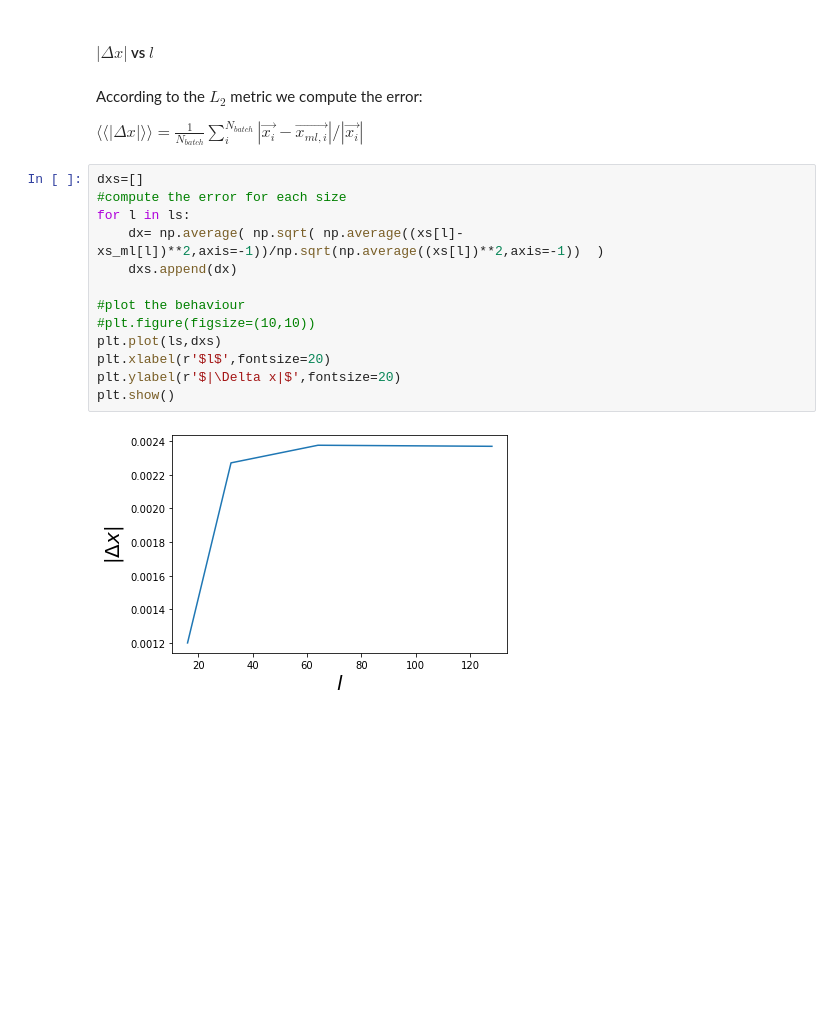
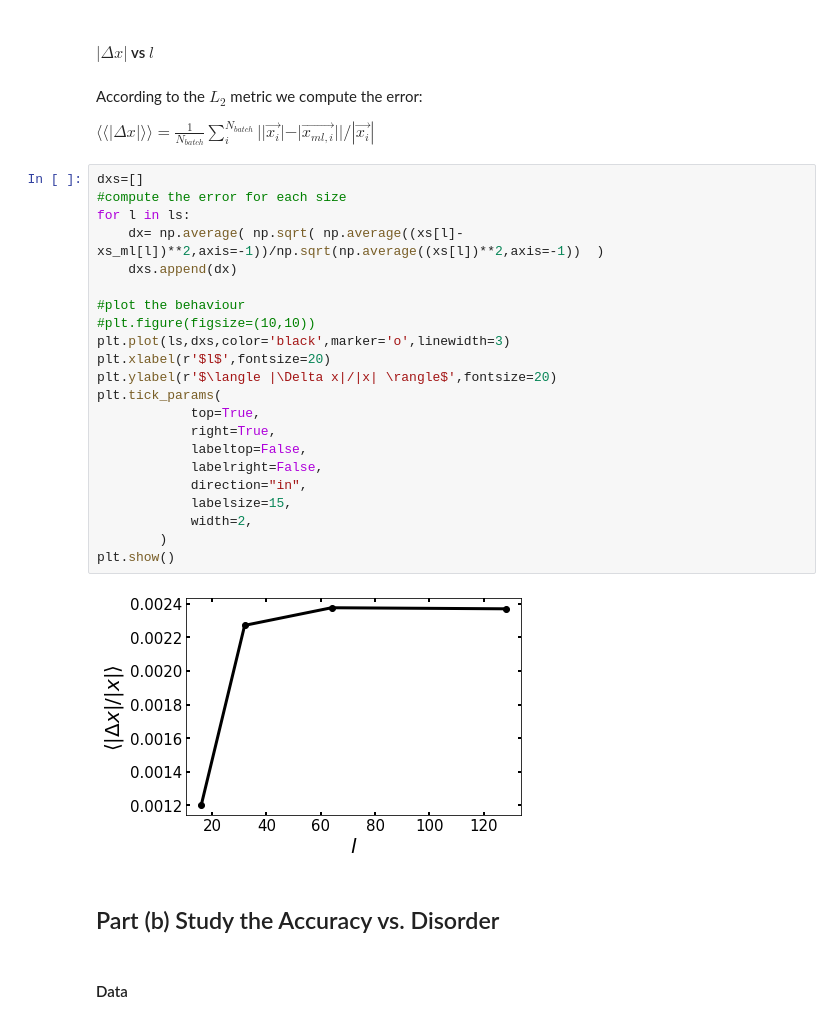
Before and after one commit to emacosta95/dft_for_ising, a Jupyter notebook: magnetization_analysis.ipynb, the cells around one changed output. Cells and saved outputs as stored; diff of their text form; blank space fills up the shorter version.

```diff
--- a/magnetization_analysis.ipynb
+++ b/magnetization_analysis.ipynb
@@ -51,19 +53,32 @@ We predict the magnetization up to a sign. We found inconsistency in the sign of
 # %% [markdown]
 According to the $L_2$ metric we compute the error:
 
-$\langle \langle|\Delta x| \rangle \rangle =\frac{1}{N_{batch}}\sum^{N_{batch}}_i |\vec{x_i}-\vec{x_{ml,i}}|/|\vec{x_i}|$
+$\langle \langle|\Delta x| \rangle \rangle =\frac{1}{N_{batch}}\sum^{N_{batch}}_i ||\vec{x_i}|-|\vec{x_{ml,i}}||/|\vec{x_i}|$
 # %%
 dxs=[]
 #compute the error for each size
 for l in ls:
     dx= np.average( np.sqrt( np.average((xs[l]-xs_ml[l])**2,axis=-1))/np.sqrt(np.average((xs[l])**2,axis=-1))  )
     dxs.append(dx)
 
 #plot the behaviour
 #plt.figure(figsize=(10,10))
-plt.plot(ls,dxs)
+plt.plot(ls,dxs,color='black',marker='o',linewidth=3)
 plt.xlabel(r'$l$',fontsize=20)
-plt.ylabel(r'$|\Delta x|$',fontsize=20)
+plt.ylabel(r'$\langle |\Delta x|/|x| \rangle$',fontsize=20)
+plt.tick_params(
+            top=True,
+            right=True,
+            labeltop=False,
+            labelright=False,
+            direction="in",
+            labelsize=15,
+            width=2,
+        )
 plt.show()
 # %% [output]
-[figure, old version]
+[figure, new version]
+# %% [markdown]
+## Part (b) Study the Accuracy vs. Disorder
+# %% [markdown]
+#### Data
```
Also changed, not shown: parts of 11 cells of this notebook, 5 other files.
